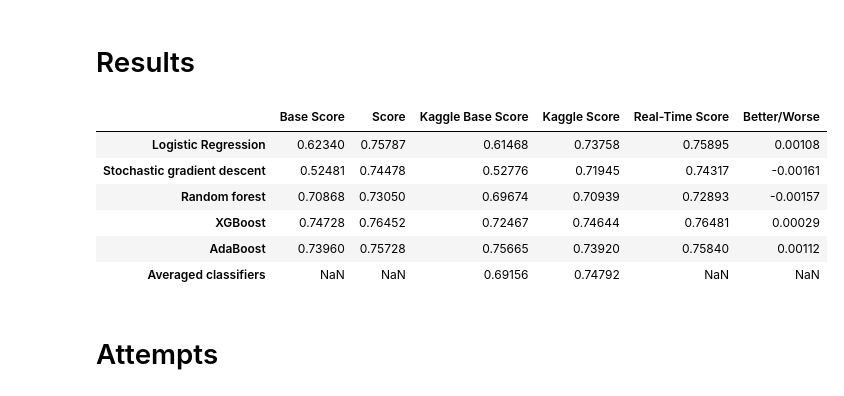
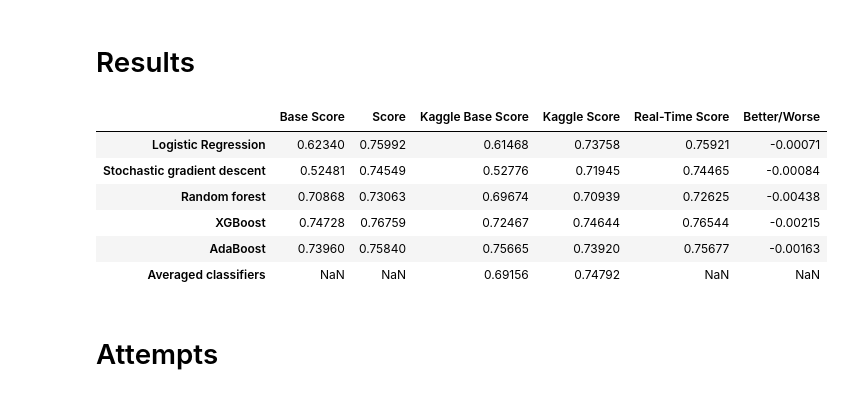
Before and after one commit to Gedas-LT/kaggle-home-credit, a Jupyter notebook: notebook.ipynb, the cells around one changed output. Cells and saved outputs as stored; diff of their text form; code cells hidden in the pictures.

Commit message:
Custom trasnformers are DONE

```diff
--- a/notebook.ipynb
+++ b/notebook.ipynb
@@ -783,6 +803,8 @@ sgd_pipe = Pipeline(
         ("custom_preprocessor_2", get_pos_cash_dpd),
         ("custom_preprocessor_3", get_flag_insurance),
         ("custom_preprocessor_4", get_age_binning),
+        ("custom_preprocessor_5", get_bureau_credit_type_counter),
+        ("custom_preprocessor_6", get_prev_credit_type_counter),
         ("preprocessor", preprocessor),
         ("scaler", StandardScaler()),
         ("model", sgd)
@@ -812,6 +834,8 @@ forest = RandomForestClassifier(random_state=42)
 forest_pipe = Pipeline(
     steps=[
         ("custom_preprocessor_1", get_organization_type),
+        ("custom_preprocessor_2", get_bureau_credit_type_counter),
+        ("custom_preprocessor_3", get_prev_credit_type_counter),
         ("preprocessor", preprocessor),
         ("model", forest)
     ]
@@ -843,6 +867,7 @@ xgboost_pipe = Pipeline(
         ("custom_preprocessor_2", get_credit_card_dpd),
         ("custom_preprocessor_3", get_pos_cash_dpd),
         ("custom_preprocessor_4", get_employed_binning),
+        ("custom_preprocessor_5", get_bureau_credit_type_counter),
         ("preprocessor", preprocessor),
         ("model", xgboost)
     ]
@@ -874,6 +899,7 @@ ada_pipe = Pipeline(
         ("custom_preprocessor_2", get_credit_card_dpd),
         ("custom_preprocessor_3", get_pos_cash_dpd),
         ("custom_preprocessor_4", get_employed_binning),
+        ("custom_preprocessor_5", get_bureau_credit_type_counter),
         ("preprocessor", preprocessor),
         ("model", ada)
     ]
@@ -918,48 +944,48 @@ xgboost_base_score = 0.74728
 ada_base_score = 0.7396
 avg_base_score = None
 
-log_score = 0.75895
-sgd_score = 0.74478
-forest_score = 0.73050
-xgboost_score = 0.76481
+log_score = 0.75992
+sgd_score = 0.74549
+forest_score = 0.73063
+xgboost_score = 0.76759
 ada_score = 0.75840
 avg_score = None
 
 kaggle_base_log_score = 0.61468
 kaggle_base_sgd_score = 0.52776
 kaggle_base_forest_score = 0.69674
 kaggle_base_xgboost_score = 0.72467
 kaggle_base_ada_score = 0.75665
 kaggle_base_avg_score = 0.69156
 
 kaggle_log_score = 0.73758
 kaggle_sgd_score = 0.71945
 kaggle_forest_score = 0.70939
 kaggle_xgboost_score = 0.74644
 kaggle_ada_score = 0.73920
 kaggle_avg_score = 0.74792
 
 scores_table = pd.DataFrame({"Base Score": [log_base_score, sgd_base_score, forest_base_score, xgboost_base_score, ada_base_score, avg_base_score],
                              "Score": [log_score, sgd_score, forest_score, xgboost_score, ada_score, avg_score],
                              "Kaggle Base Score": [kaggle_base_log_score, kaggle_base_sgd_score, kaggle_base_forest_score,
                                                    kaggle_base_xgboost_score, kaggle_base_ada_score, kaggle_base_avg_score],
                              "Kaggle Score": [kaggle_log_score, kaggle_sgd_score, kaggle_forest_score, kaggle_xgboost_score, kaggle_ada_score, kaggle_avg_score],
                              "Real-Time Score": [log_score_rt, sgd_score_rt, forest_score_rt, xgboost_score_rt, ada_score_rt, None],
                              "Better/Worse": [log_score_rt - log_score, sgd_score_rt - sgd_score, forest_score_rt - forest_score,
                                               xgboost_score_rt - xgboost_score, ada_score_rt - ada_score, None]
                              }
                             ).set_axis(
                                  ["Logistic Regression", "Stochastic gradient descent", "Random forest", "XGBoost", "AdaBoost", "Averaged classifiers"], axis="index"
                                  )
 
 scores_table
 # %% [output]
 |  | Base Score | Score | Kaggle Base Score | Kaggle Score | Real-Time Score | Better/Worse |
-| Logistic Regression | 0.62340 | 0.75787 | 0.61468 | 0.73758 | 0.75895 | 0.00108 |
-| Stochastic gradient descent | 0.52481 | 0.74478 | 0.52776 | 0.71945 | 0.74317 | -0.00161 |
-| Random forest | 0.70868 | 0.73050 | 0.69674 | 0.70939 | 0.72893 | -0.00157 |
-| XGBoost | 0.74728 | 0.76452 | 0.72467 | 0.74644 | 0.76481 | 0.00029 |
-| AdaBoost | 0.73960 | 0.75728 | 0.75665 | 0.73920 | 0.75840 | 0.00112 |
+| Logistic Regression | 0.62340 | 0.75992 | 0.61468 | 0.73758 | 0.75921 | -0.00071 |
+| Stochastic gradient descent | 0.52481 | 0.74549 | 0.52776 | 0.71945 | 0.74465 | -0.00084 |
+| Random forest | 0.70868 | 0.73063 | 0.69674 | 0.70939 | 0.72625 | -0.00438 |
+| XGBoost | 0.74728 | 0.76759 | 0.72467 | 0.74644 | 0.76544 | -0.00215 |
+| AdaBoost | 0.73960 | 0.75840 | 0.75665 | 0.73920 | 0.75677 | -0.00163 |
 | Averaged classifiers | NaN | NaN | 0.69156 | 0.74792 | NaN | NaN |
 # %% [markdown]
 # Attempts
```
Also changed, not shown: parts of 17 cells of this notebook, 1 other file.
